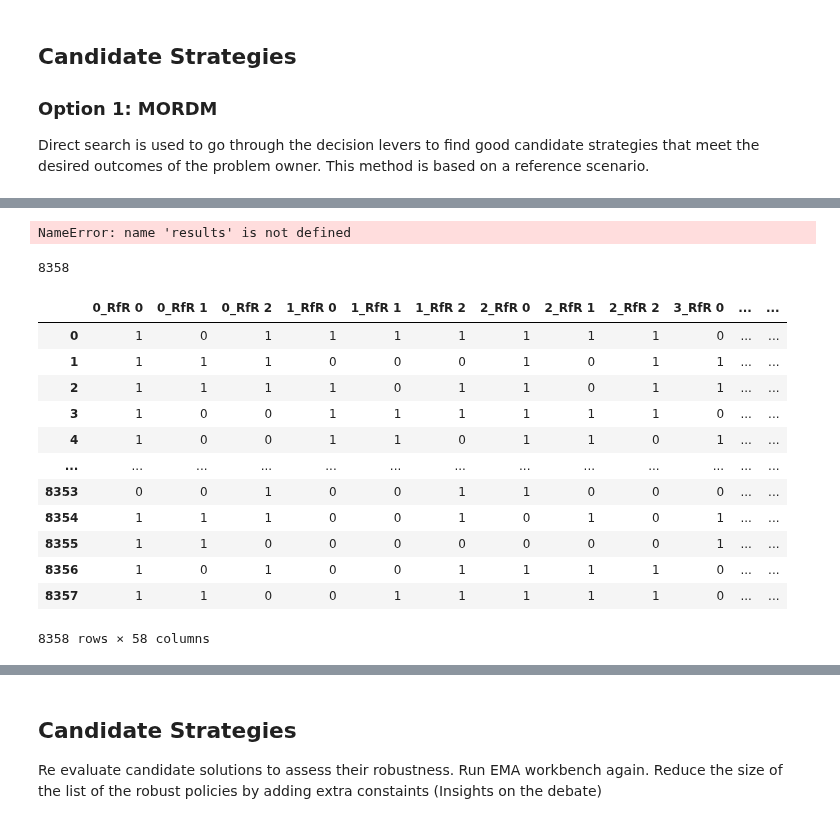
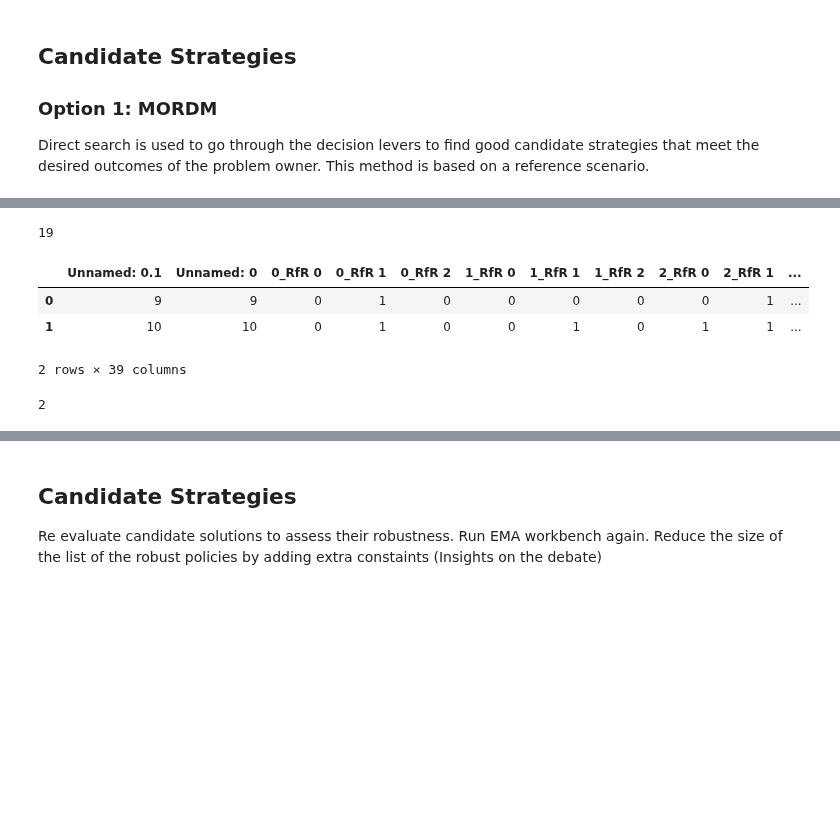
Before and after one commit to daniela1998/MBDM-Group-1, a Jupyter notebook: MORDM.ipynb, the cells around one changed output, grey strips where cells are left out. Drawn from its saved outputs; the diff is of its cells as text; code cells hidden in the pictures; blank space fills up the shorter version.

```diff
--- a/MORDM.ipynb
+++ b/MORDM.ipynb
@@ -160,39 +172,26 @@ with MultiprocessingEvaluator(dike_model) as evaluator:
+# %%
+# Store results from xlsx to dataframe to not run workbench again -  Too much computational power
+results_ = pd.read_excel('MORDM.xlsx')
+len(results_)
+# %% [output]
+19
 # %%
-results
-results.to_excel('MORDM.xlsx')
-convergence.to_excel('Convergence.xlsx')
+# Store results from xlsx to dataframe to not run workbench again -  Too much computational power
+results_ = pd.read_excel('MORDM.xlsx')
 
-#Build the list of column names dynamically
-water_level_columns = [
-    'A.1_Minimum Water Level',
-    'A.2_Minimum Water Level',
-    'A.3_Minimum Water Level',
-    'A.4_Minimum Water Level',
-    'A.5_Minimum Water Level'
-]
 # Pareto policies that fulfill defined criteria- Water level above 4
-policies = results[(results[water_level_columns] > 4).all(axis=1)]
+policies = results_[(results_['Minimum Water Level'] > 4.5)]
 
 policies.to_excel('Policies.xlsx')
+
+policies_ = pd.read_excel('Policies.xlsx')
+policies_
 # %% [output]
+|  | Unnamed: 0.1 | Unnamed: 0 | 0_RfR 0 | 0_RfR 1 | 0_RfR 2 | 1_RfR 0 | 1_RfR 1 | 1_RfR 2 | 2_RfR 0 | 2_RfR 1 | ... |
+| 0 | 9 | 9 | 0 | 1 | 0 | 0 | 0 | 0 | 0 | 1 | ... |
+| 1 | 10 | 10 | 0 | 1 | 0 | 0 | 1 | 0 | 1 | 1 | ... |
-NameError: name 'results' is not defined
+2 rows × 39 columns
 # %%
-len(policies)
+len(policies_)
 # %% [output]
-8358
+2
-# %%
-policies
-# %% [output]
-|  | 0_RfR 0 | 0_RfR 1 | 0_RfR 2 | 1_RfR 0 | 1_RfR 1 | 1_RfR 2 | 2_RfR 0 | 2_RfR 1 | 2_RfR 2 | 3_RfR 0 | ... | ... |
-| 0 | 1 | 0 | 1 | 1 | 1 | 1 | 1 | 1 | 1 | 0 | ... | ... |
-| 1 | 1 | 1 | 1 | 0 | 0 | 0 | 1 | 0 | 1 | 1 | ... | ... |
-| 2 | 1 | 1 | 1 | 1 | 0 | 1 | 1 | 0 | 1 | 1 | ... | ... |
-| 3 | 1 | 0 | 0 | 1 | 1 | 1 | 1 | 1 | 1 | 0 | ... | ... |
-| 4 | 1 | 0 | 0 | 1 | 1 | 0 | 1 | 1 | 0 | 1 | ... | ... |
-| ... | ... | ... | ... | ... | ... | ... | ... | ... | ... | ... | ... | ... |
-| 8353 | 0 | 0 | 1 | 0 | 0 | 1 | 1 | 0 | 0 | 0 | ... | ... |
-| 8354 | 1 | 1 | 1 | 0 | 0 | 1 | 0 | 1 | 0 | 1 | ... | ... |
-| 8355 | 1 | 1 | 0 | 0 | 0 | 0 | 0 | 0 | 0 | 1 | ... | ... |
-| 8356 | 1 | 0 | 1 | 0 | 0 | 1 | 1 | 1 | 1 | 0 | ... | ... |
-| 8357 | 1 | 1 | 0 | 0 | 1 | 1 | 1 | 1 | 1 | 0 | ... | ... |
-8358 rows × 58 columns
```
Also changed, not shown: parts of 34 cells of this notebook.
